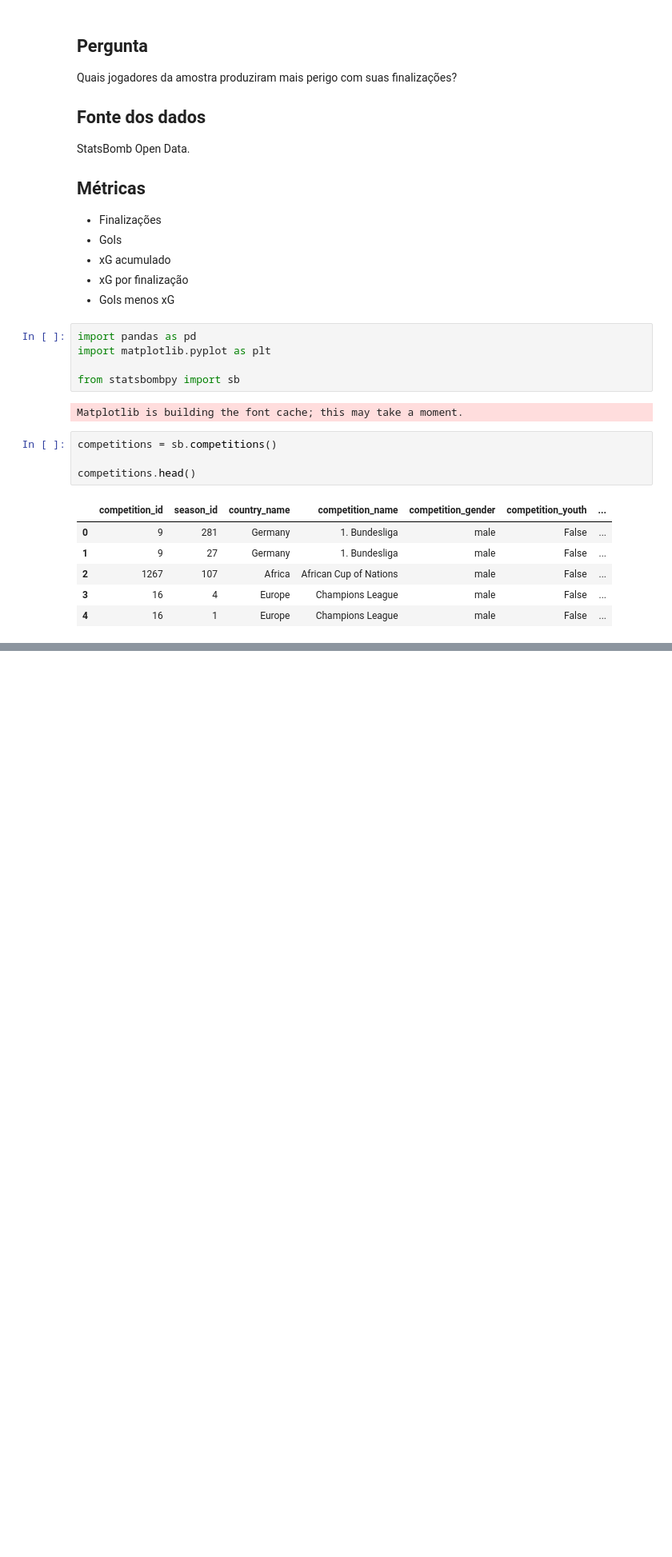
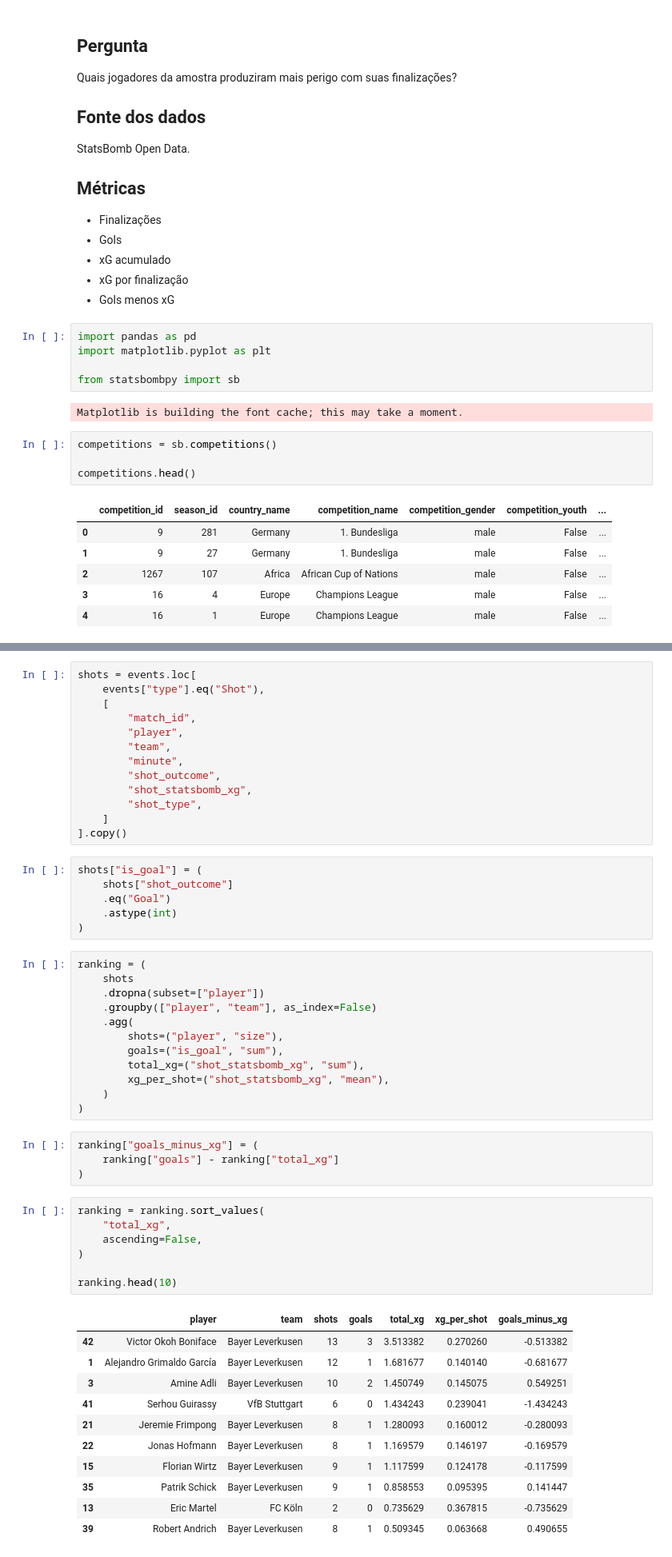
Before and after one commit to matheusmazeto/player-shooting-scout, a Jupyter notebook: notebooks/01_scout_finalizacoes.ipynb, the cells around one changed output, grey strips where cells are left out. Shown at 80% size. Saved outputs shown, nothing was run; the diff lists cells and outputs as text; blank space fills up the shorter version.

Commit message:
feat: calculate player shooting metrics

```diff
--- a/notebooks/01_scout_finalizacoes.ipynb
+++ b/notebooks/01_scout_finalizacoes.ipynb
@@ -40,0 +153,54 @@ competitions[
+# %%
+shots = events.loc[
+    events["type"].eq("Shot"),
+    [
+        "match_id",
+        "player",
+        "team",
+        "minute",
+        "shot_outcome",
+        "shot_statsbomb_xg",
+        "shot_type",
+    ]
+].copy()
+# %%
+shots["is_goal"] = (
+    shots["shot_outcome"]
+    .eq("Goal")
+    .astype(int)
+)
+# %%
+ranking = (
+    shots
+    .dropna(subset=["player"])
+    .groupby(["player", "team"], as_index=False)
+    .agg(
+        shots=("player", "size"),
+        goals=("is_goal", "sum"),
+        total_xg=("shot_statsbomb_xg", "sum"),
+        xg_per_shot=("shot_statsbomb_xg", "mean"),
+    )
+)
+# %%
+ranking["goals_minus_xg"] = (
+    ranking["goals"] - ranking["total_xg"]
+)
+# %%
+ranking = ranking.sort_values(
+    "total_xg",
+    ascending=False,
+)
+
+ranking.head(10)
+# %% [output]
+|  | player | team | shots | goals | total_xg | xg_per_shot | goals_minus_xg |
+| 42 | Victor Okoh Boniface | Bayer Leverkusen | 13 | 3 | 3.513382 | 0.270260 | -0.513382 |
+| 1 | Alejandro Grimaldo García | Bayer Leverkusen | 12 | 1 | 1.681677 | 0.140140 | -0.681677 |
+| 3 | Amine Adli | Bayer Leverkusen | 10 | 2 | 1.450749 | 0.145075 | 0.549251 |
+| 41 | Serhou Guirassy | VfB Stuttgart | 6 | 0 | 1.434243 | 0.239041 | -1.434243 |
+| 21 | Jeremie Frimpong | Bayer Leverkusen | 8 | 1 | 1.280093 | 0.160012 | -0.280093 |
+| 22 | Jonas Hofmann | Bayer Leverkusen | 8 | 1 | 1.169579 | 0.146197 | -0.169579 |
+| 15 | Florian Wirtz | Bayer Leverkusen | 9 | 1 | 1.117599 | 0.124178 | -0.117599 |
+| 35 | Patrik Schick | Bayer Leverkusen | 9 | 1 | 0.858553 | 0.095395 | 0.141447 |
+| 13 | Eric Martel | FC Köln | 2 | 0 | 0.735629 | 0.367815 | -0.735629 |
+| 39 | Robert Andrich | Bayer Leverkusen | 8 | 1 | 0.509345 | 0.063668 | 0.490655 |
```
Also changed, not shown: parts of 8 cells of this notebook.
